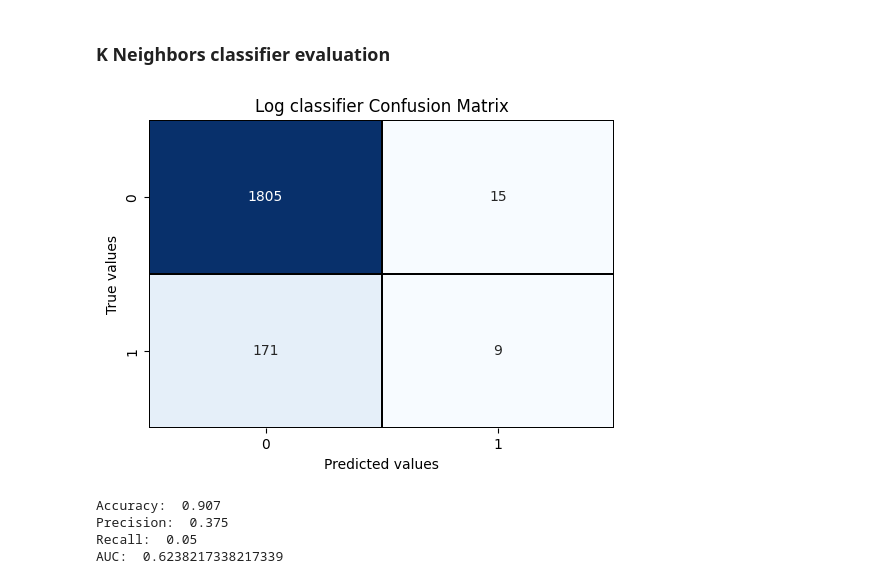
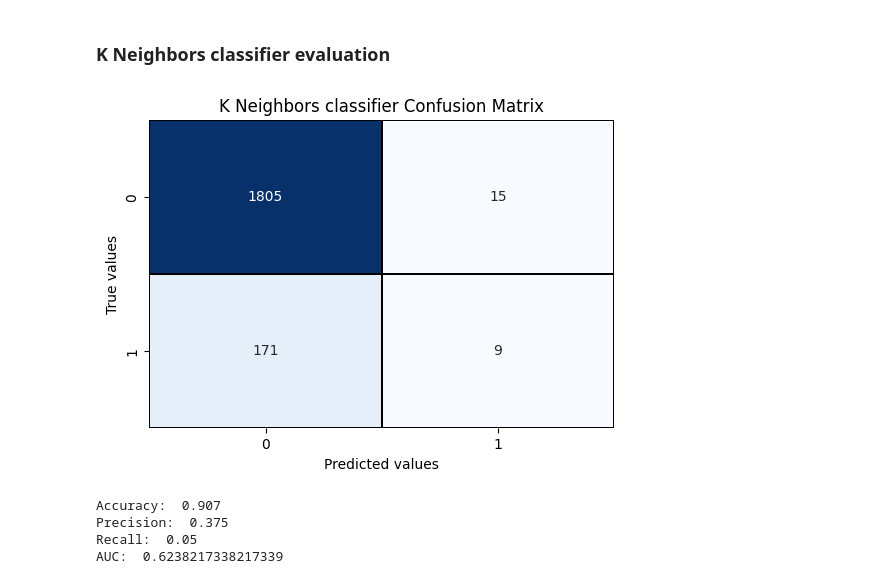
Before and after one commit to KOMPALALOKESH/Credit-card-fraud-detect, a Jupyter notebook: credit_card_fraud_detect.ipynb, the cells around one changed output. Drawn from its saved outputs; the diff is of its cells as text; code cells hidden in the pictures.

```diff
--- a/credit_card_fraud_detect.ipynb
+++ b/credit_card_fraud_detect.ipynb
@@ -167,14 +167,14 @@ y_predict2_prob = classifier2.predict_proba(X_test)[:,1]
 # %%
 cm2 = confusion_matrix(y_test, y_predict2)
 
 plt.figure(figsize=(6,4))
 sns.heatmap(cm2, annot=True, cmap='Blues', fmt='d', cbar=False, linewidths=0.01, linecolor='black')
 plt.xlabel('Predicted values')
 plt.ylabel('True values')
-plt.title('Log classifier Confusion Matrix')
+plt.title('K Neighbors classifier Confusion Matrix')
 plt.show()
 # %% [output]
-[figure, old version]
+[figure, new version]
 # %%
 #Performance metrics evaluation
 print("Accuracy: ",metrics.accuracy_score(y_test,y_predict2))
```
Also changed, not shown: parts of 3 cells of this notebook.
